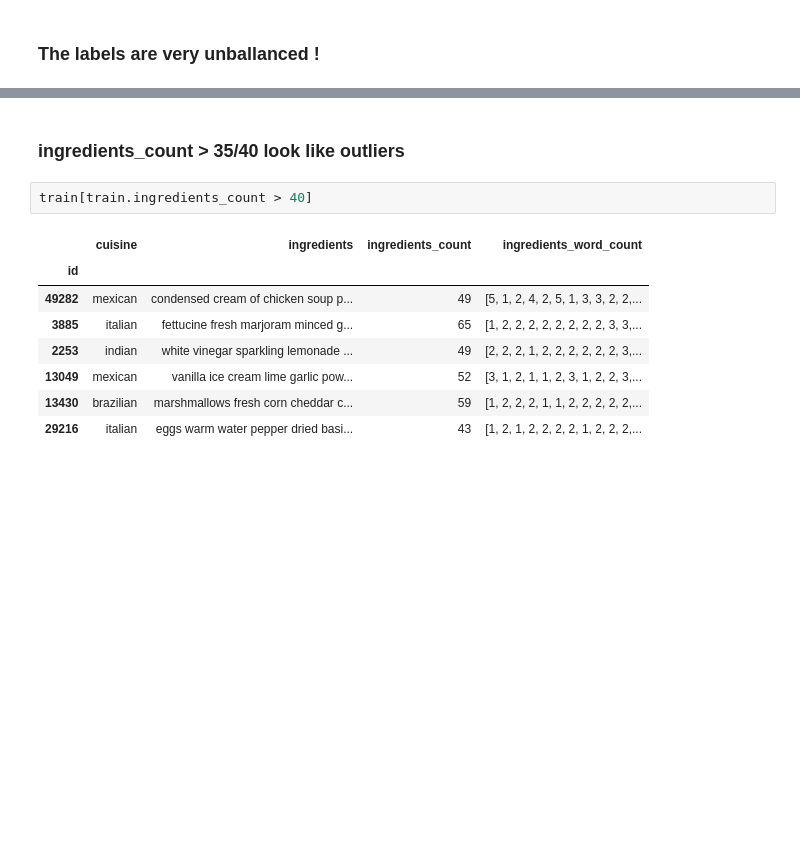
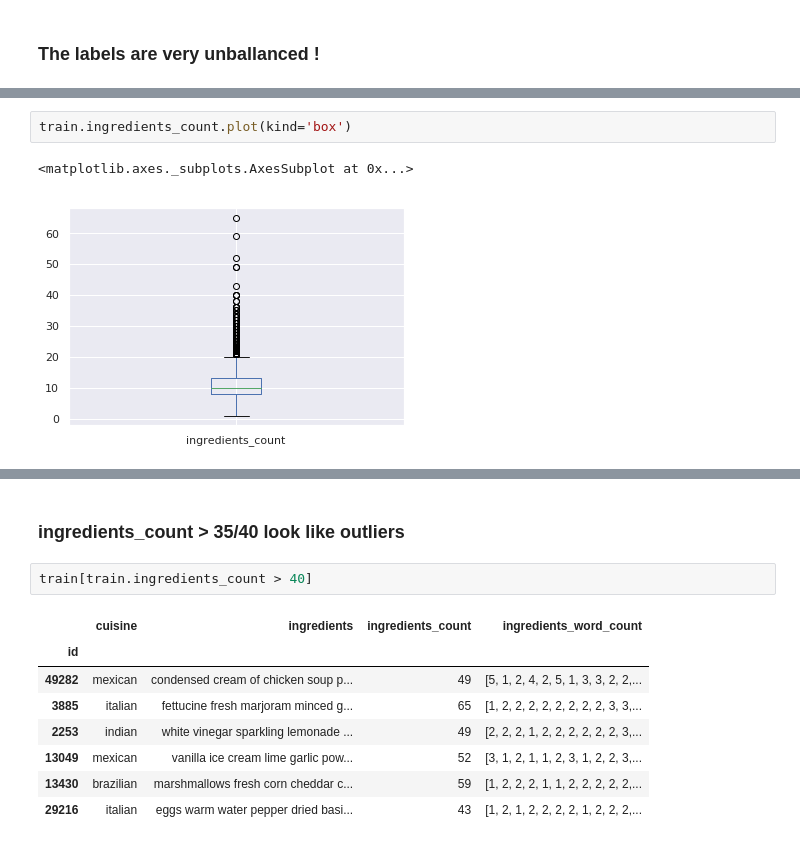
Before and after one commit to arielszabo/What-s_Cooking-kaggle, a Jupyter notebook: Whats_Cooking_eda_and_modelling.ipynb, the cells around one changed output, grey strips where cells are left out. Saved outputs shown, nothing was run; the diff lists cells and outputs as text; blank space fills up the shorter version.

```diff
--- a/Whats_Cooking_eda_and_modelling.ipynb
+++ b/Whats_Cooking_eda_and_modelling.ipynb
@@ -52,0 +53,5 @@ sns.stripplot(x="ingredients_count", y="cuisine", data=train, jitter=False);
+# %%
+train.ingredients_count.plot(kind='box')
+# %% [output]
+<matplotlib.axes._subplots.AxesSubplot at 0x...>
+[figure, added]
```
Also changed, not shown: parts of 3 cells of this notebook.
